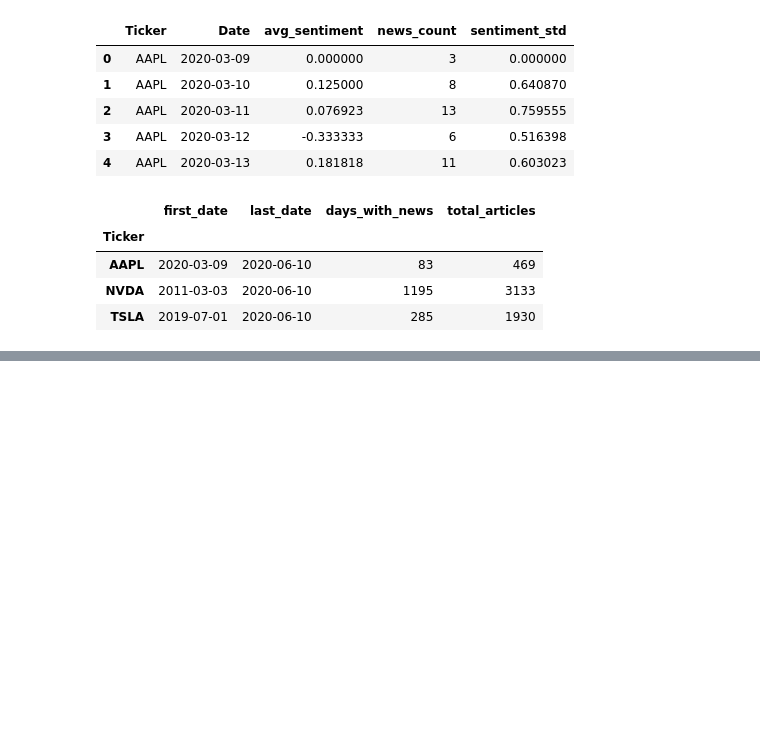
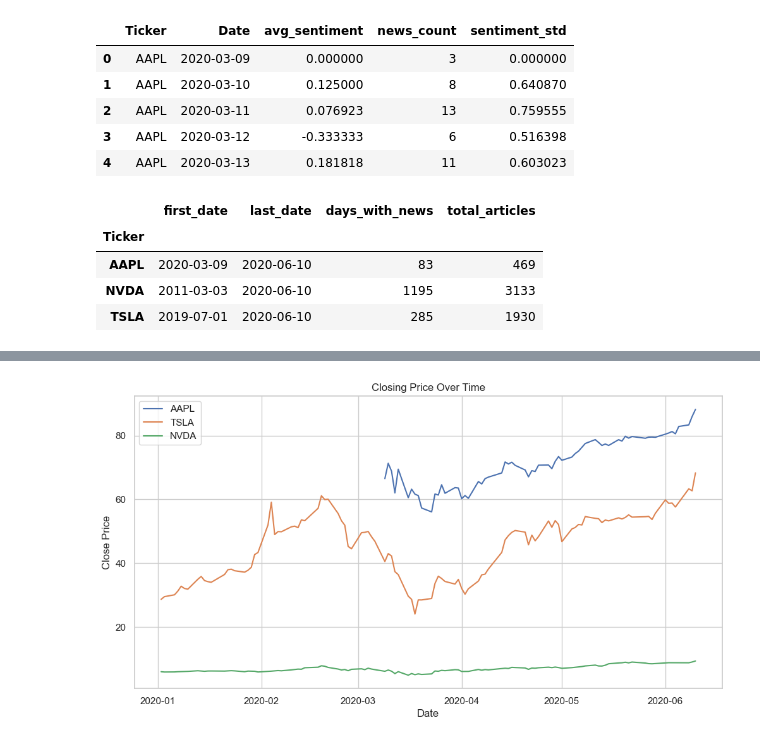
Before and after one commit to mtodoroff/DataScienceSoftuni, a Jupyter notebook: Financial_News_Stock_Market_Sentiment_Project.ipynb, the cells around one changed output, grey strips where cells are left out. Saved outputs shown, nothing was run; the diff lists cells and outputs as text; code cells hidden in the pictures; blank space fills up the shorter version.

```diff
--- a/Financial_News_Stock_Market_Sentiment_Project.ipynb
+++ b/Financial_News_Stock_Market_Sentiment_Project.ipynb
@@ -453,0 +534,13 @@ display(daily_sentiment.groupby("Ticker").agg(
+# %%
+plt.figure(figsize=(12, 6))
+for ticker in selected_tickers:
+    subset = model_df[model_df["Ticker"] == ticker]
+    plt.plot(subset["Date"], subset["Close"], label=ticker)
+
+plt.title("Closing Price Over Time")
+plt.xlabel("Date")
+plt.ylabel("Close Price")
+plt.legend()
+plt.show()
+# %% [output]
+[figure, added]
```
Also changed, not shown: parts of 8 cells of this notebook.
